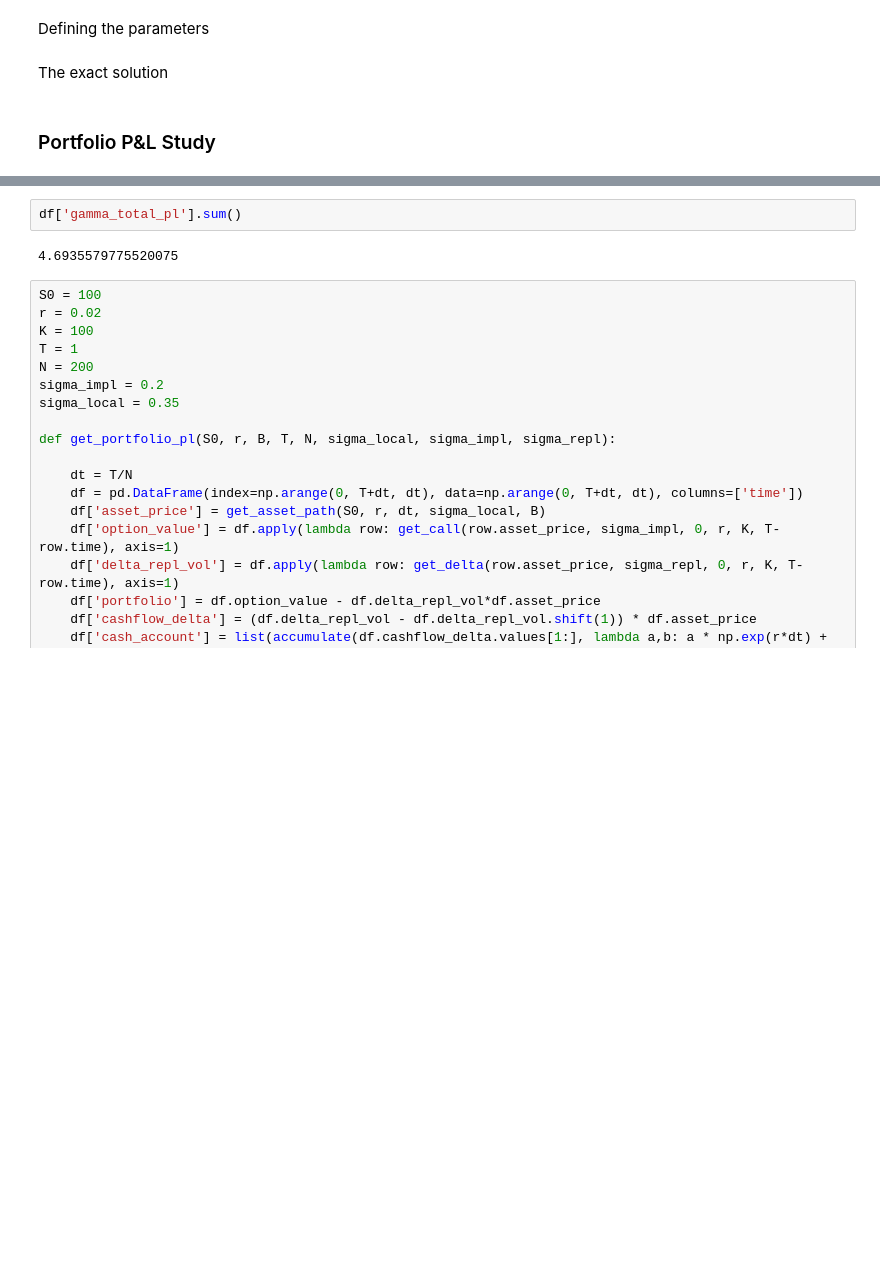
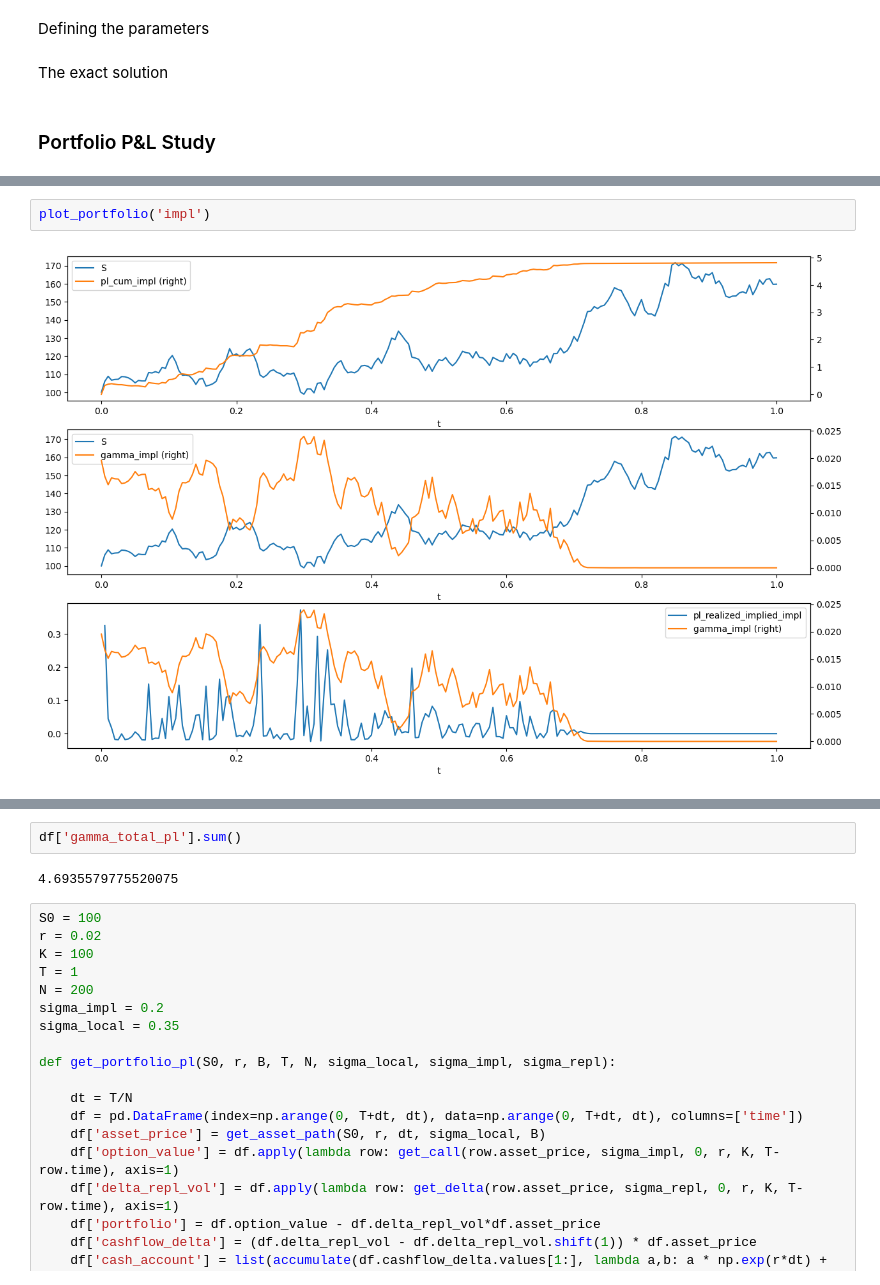
Before and after one commit to fbristotti/cqf, a Jupyter notebook: final/final.ipynb, the cells around one changed output, grey strips where cells are left out. Drawn from its saved outputs; the diff is of its cells as text; blank space fills up the shorter version.

```diff
--- a/final/final.ipynb
+++ b/final/final.ipynb
@@ -451,0 +449,4 @@ for i in range(10):
+# %%
+plot_portfolio('impl')
+# %% [output]
+[figure, added]
```
Also changed, not shown: parts of 17 cells of this notebook, 3 other files.
